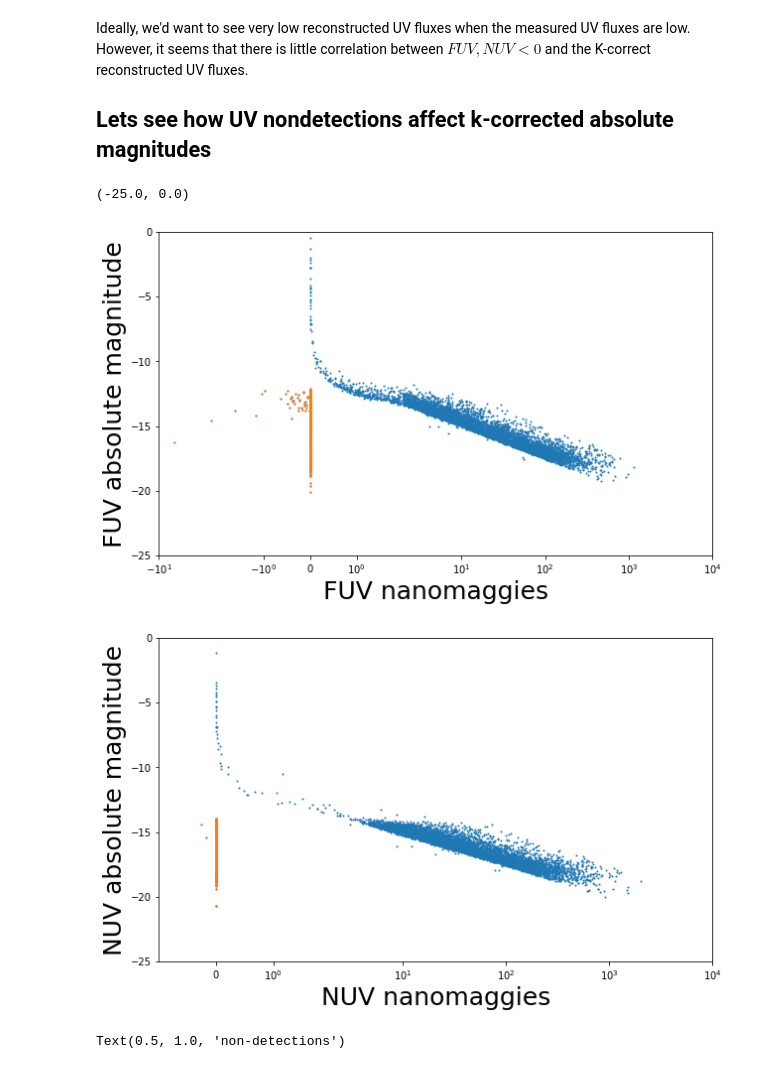
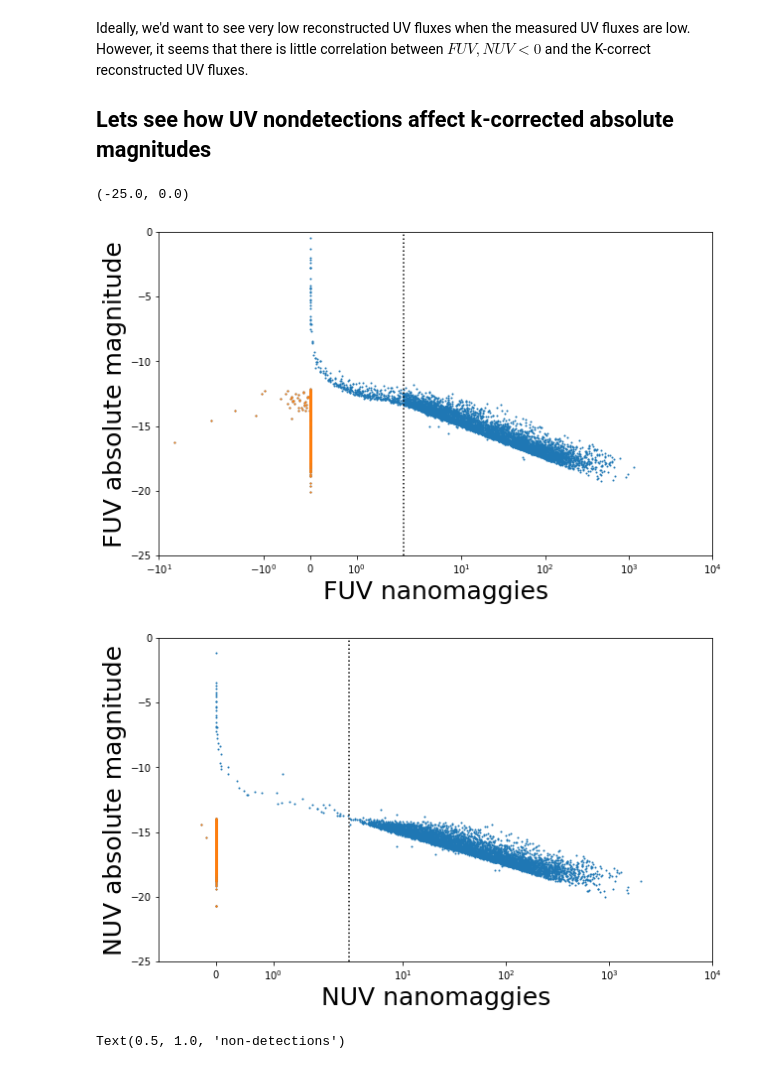
Before and after one commit to IQcollaboratory/galpopFM, a Jupyter notebook: nb/sdss_uv.ipynb, the cells around one changed output. Saved outputs shown, nothing was run; the diff lists cells and outputs as text; code cells hidden in the pictures.

```diff
--- a/nb/sdss_uv.ipynb
+++ b/nb/sdss_uv.ipynb
@@ -54,27 +56,29 @@ Ideally, we'd want to see very low reconstructed UV fluxes when the measured UV
 # %%
 fig = plt.figure(figsize=(10,6))
 sub = fig.add_subplot(111)
 sub.scatter(nmgy_fuv[(abs_r < -20)], abs_fuv[(abs_r < -20)], c='C0', s=1)
 sub.scatter(nmgy_fuv[(abs_r < -20) & (nmgy_fuv <= 0)], abs_fuv[(abs_r < -20) & (nmgy_fuv <= 0)], c='C1', s=1)
+sub.axvline(2, color='k', linestyle=':')
 sub.set_xlabel('FUV nanomaggies', fontsize=25)
 sub.set_xscale('symlog')
 sub.set_xlim(-10, 1e4)
 sub.set_ylabel('FUV absolute magnitude', fontsize=25)
 sub.set_ylim(-25, 0)
 
 fig = plt.figure(figsize=(10,6))
 sub = fig.add_subplot(111)
 sub.scatter(nmgy_nuv[(abs_r < -20)], abs_nuv[(abs_r < -20)], c='C0', s=1)
 sub.scatter(nmgy_nuv[(abs_r < -20) & (nmgy_nuv <= 0)], abs_nuv[(abs_r < -20) & (nmgy_nuv <= 0)], c='C1', s=1)
+sub.axvline(3, color='k', linestyle=':')
 sub.set_xlabel('NUV nanomaggies', fontsize=25)
 sub.set_xscale('symlog')
 sub.set_xlim(-1, 1e4)
 sub.set_ylabel('NUV absolute magnitude', fontsize=25)
 sub.set_ylim(-25, 0)
 # %% [output]
 (-25.0, 0.0)
-[figure, old version]
+[figure, new version]
-[figure, old version]
+[figure, new version]
 # %%
 nondetect = (nmgy_nuv <= 0) | (nmgy_fuv <= 0)
 # %%
```
Also changed, not shown: parts of 7 cells of this notebook.
